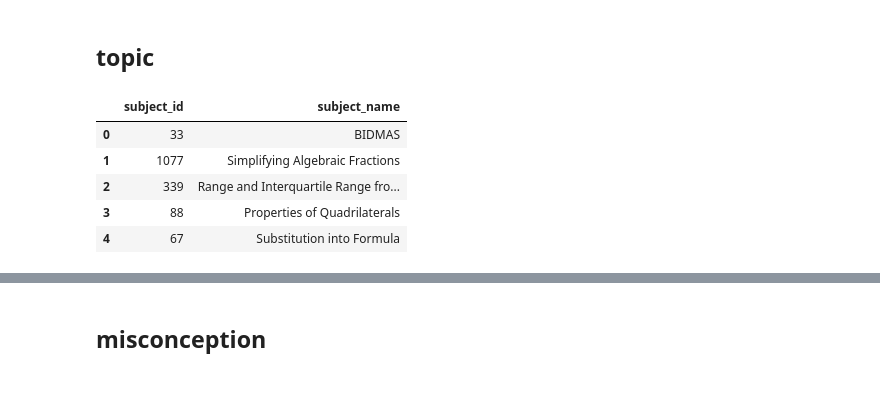
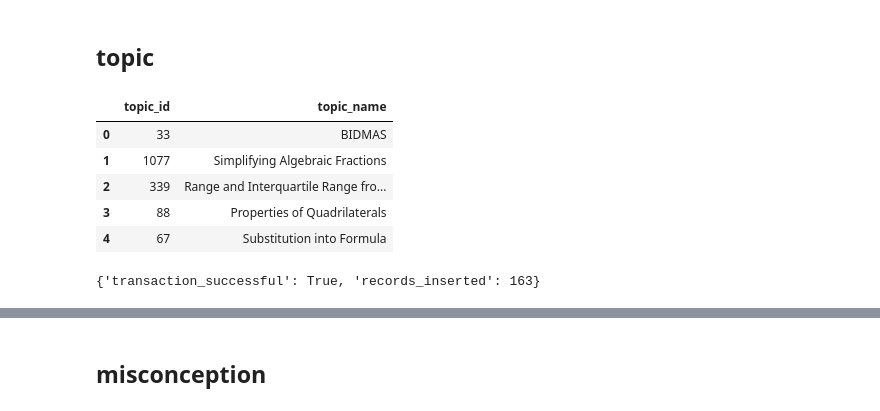
Before and after one commit to Neo-Nguyen-95/DA30_database, a Jupyter notebook: data_processing.ipynb, the cells around one changed output, grey strips where cells are left out. Saved outputs shown, nothing was run; the diff lists cells and outputs as text; code cells hidden in the pictures.

```diff
--- a/data_processing.ipynb
+++ b/data_processing.ipynb
@@ -147,12 +180,16 @@ repo.insert_data(df=df_construct, table_name='construct', if_exists='append')
 ## topic
 # %%
 file_path = 'topic.csv'
-df_subject = pd.read_csv(file_path)
-df_subject.head()
+df_topic = pd.read_csv(file_path)
+df_topic.head()
 # %% [output]
-|  | subject_id | subject_name |
+|  | topic_id | topic_name |
 | 0 | 33 | BIDMAS |
 | 1 | 1077 | Simplifying Algebraic Fractions |
 | 2 | 339 | Range and Interquartile Range fro... |
 | 3 | 88 | Properties of Quadrilaterals |
 | 4 | 67 | Substitution into Formula |
+# %%
+repo.insert_data(df=df_topic, table_name='stg_topic', if_exists='replace')
+# %% [output]
+{'transaction_successful': True, 'records_inserted': 163}
```
Also changed, not shown: parts of 26 cells of this notebook, 4 other files.
